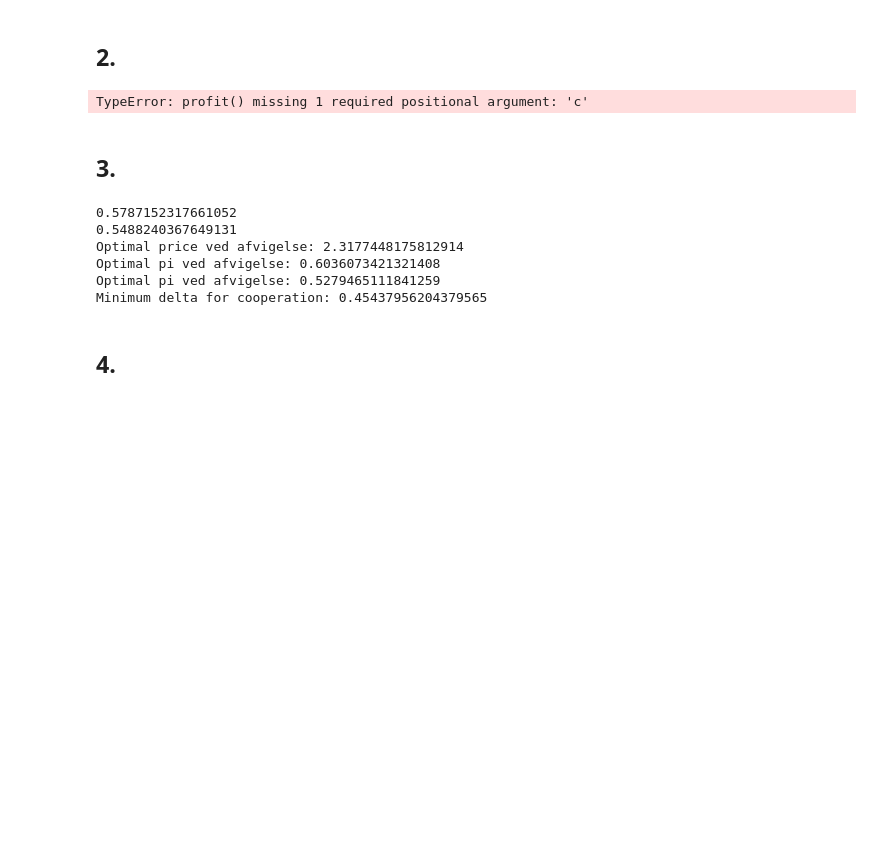
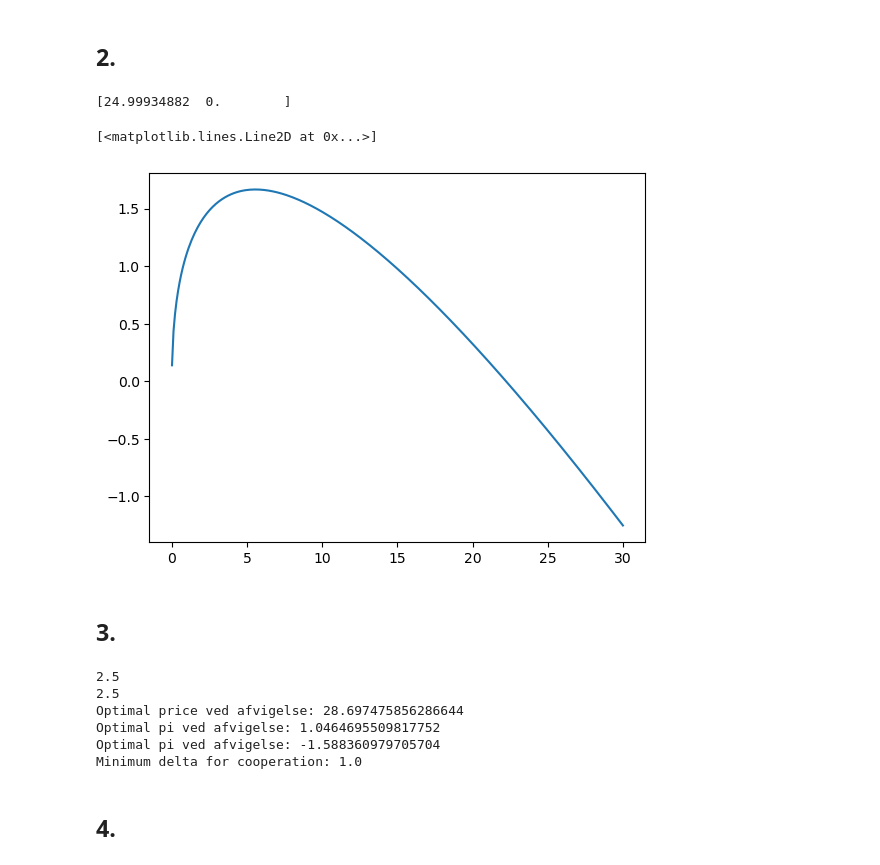
Before and after one commit to jaco477a/Eksamens-opgaver, a Jupyter notebook: Kode/2024/opg3.ipynb, the cells around one changed output. Cells and saved outputs as stored; diff of their text form; code cells hidden in the pictures; blank space fills up the shorter version.

```diff
--- a/Kode/2024/opg3.ipynb
+++ b/Kode/2024/opg3.ipynb
@@ -79,51 +79,60 @@ Profit firma 1: π1* ≈ 2.5000
 Profit firma 2: π2* ≈ 0.0000
 # %% [markdown]
 ## 2.
-# %%
-def cartel_profit_a(x):
-    p1, p2 = x
-    return profit(p1, p2, c= ) + profit(p2, p1)
-
-f = lambda x : -cartel_profit_a(x)
-res_a = minimize(f, p0)
-
-print(res_a.x)
-# %% [output]
-TypeError: profit() missing 1 required positional argument: 'c'
+# %%
+def cartel_profit_a(x):
+    q1, q2 = x
+    return profit(q1, q2, c = c_1) + profit(q2, q1, c=c_2)
+
+f = lambda x : -cartel_profit_a(x)
+res_a = minimize(f, q0, bounds=[(0, None), (0, None)])
+
+print(res_a.x)
+
+qq = np.linspace(0.01, 30, 300)
+
+cartel_profit = np.array([cartel_profit_a((q1, q2)) for q1, q2 in zip(qq, qq)])
+plt.plot(qq, cartel_profit, label='Cartel Profit')
+# %% [output]
+[24.99934882  0.        ]
+[<matplotlib.lines.Line2D at 0x...>]
+[figure, added]
 # %% [markdown]
 ## 3.
 # %%
 #Profit i samarbejdsstadiet
-print(profit(2.6789,2.6789))
+pi_C = profit(25,0, c=c_1)
+print(pi_C)
 
 #Profit i nashstadiet
-print(profit(2.2327,2.2327))
+pi_NE = profit(25,0, c=c_1)
+print(pi_NE)
 
 #Profit i afvigelse for demand function a
 from scipy.optimize import minimize_scalar
 
-p_c = 2.6789
+q_c = 25
 
 res_hat = minimize_scalar(
-    lambda p: -profit(pi=p, pj=p_c),
-    bounds=(0, 5),
+    lambda q: -profit(qi=q, qj=q_c, c=c_1),
+    bounds=(0, 30),
     method='bounded'
 )
 print("Optimal price ved afvigelse:", res_hat.x)
-pi_hat = profit(res_hat.x, pj=p_c)
-pi_hat2 = profit(p_c, pj=res_hat.x)
+pi_hat = profit(res_hat.x, qj=q_c, c=c_1)
+pi_hat2 = profit(q_c, qj=res_hat.x, c=c_2)
 print("Optimal pi ved afvigelse:", pi_hat)
 print("Optimal pi ved afvigelse:", pi_hat2)
 
-minimum_delta = (0.6036-0.5787)/(0.6036-0.5488)
+minimum_delta = (pi_hat-pi_C)/(pi_hat-pi_NE)
 print("Minimum delta for cooperation:", minimum_delta)
 # %% [output]
-0.5787152317661052
-0.5488240367649131
-Optimal price ved afvigelse: 2.3177448175812914
-Optimal pi ved afvigelse: 0.6036073421321408
-Optimal pi ved afvigelse: 0.5279465111841259
-Minimum delta for cooperation: 0.45437956204379565
+2.5
+2.5
+Optimal price ved afvigelse: 28.697475856286644
+Optimal pi ved afvigelse: 1.0464695509817752
+Optimal pi ved afvigelse: -1.588360979705704
+Minimum delta for cooperation: 1.0
 # %% [markdown]
 ## 4.
 # %%
```
